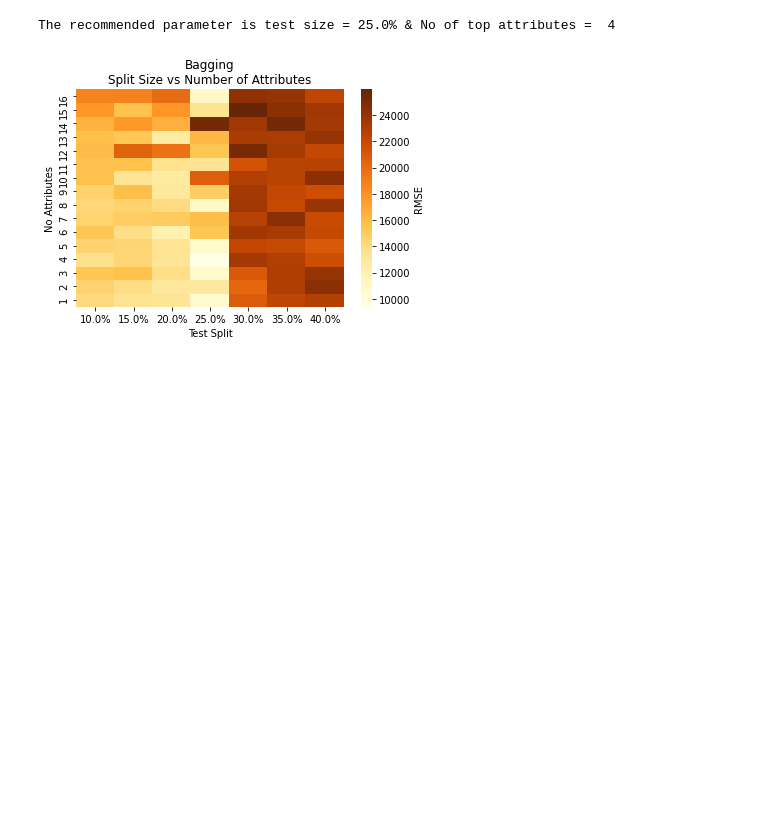
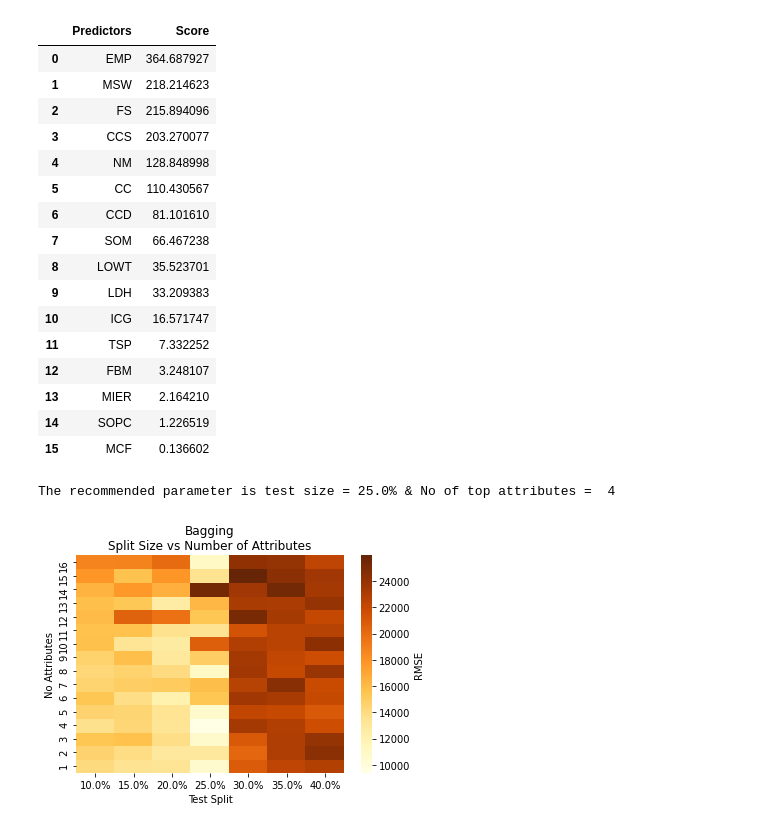
Before and after one commit to azzubair01/Time-Series-Forecasting, a Jupyter notebook: 2) Model Optimisation/Percentage Split/Not Random/Heatmap Generation.ipynb, the cells around one changed output. Saved outputs shown, nothing was run; the diff lists cells and outputs as text; code cells hidden in the pictures; blank space fills up the shorter version.

```diff
--- a/2) Model Optimisation/Percentage Split/Not Random/Heatmap Generation.ipynb
+++ b/2) Model Optimisation/Percentage Split/Not Random/Heatmap Generation.ipynb
@@ -42,7 +42,27 @@ def feature_selection(data, top_attribute, label):
     # create dataframe of the selected features
     data = data[top_attributes_list]
     data = data.set_index('Date')
-    return data
+    return ranked_features
+# %%
+feature_selection(bagging_df, top_attribute=3, label='PCI')
+# %% [output]
+|  | Predictors | Score |
+| 0 | EMP | 364.687927 |
+| 1 | MSW | 218.214623 |
+| 2 | FS | 215.894096 |
+| 3 | CCS | 203.270077 |
+| 4 | NM | 128.848998 |
+| 5 | CC | 110.430567 |
+| 6 | CCD | 81.101610 |
+| 7 | SOM | 66.467238 |
+| 8 | LOWT | 35.523701 |
+| 9 | LDH | 33.209383 |
+| 10 | ICG | 16.571747 |
+| 11 | TSP | 7.332252 |
+| 12 | FBM | 3.248107 |
+| 13 | MIER | 2.164210 |
+| 14 | SOPC | 1.226519 |
+| 15 | MCF | 0.136602 |
 # %%
 def find_best_parameters(dataset, algorithm, top_attribute):
     data = feature_selection(dataset, top_attribute, label='PCI')
```
Also changed, not shown: parts of 1 cell of this notebook, 54 other files.
